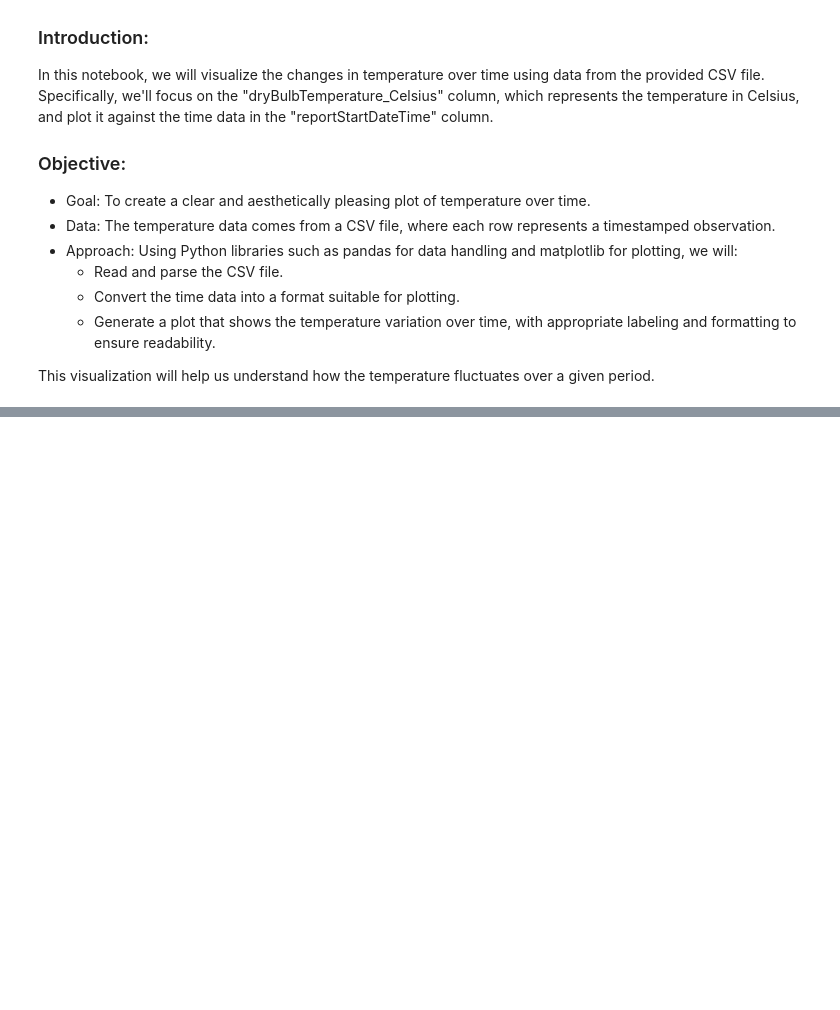
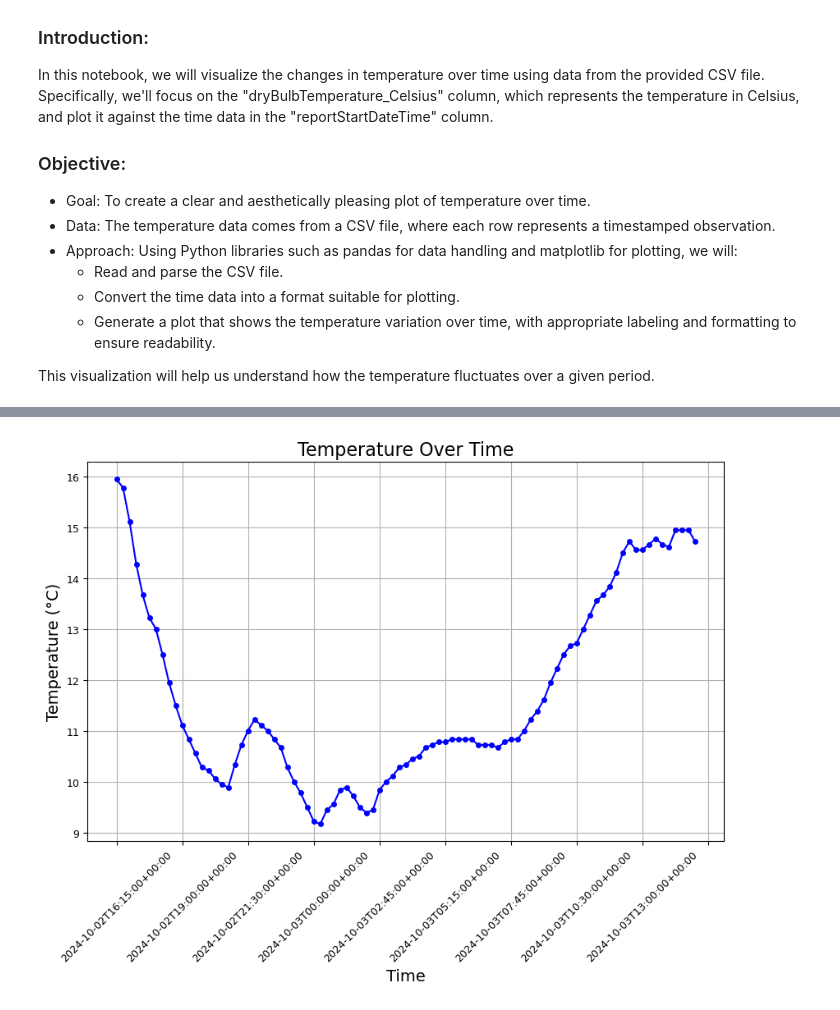
Before and after one commit to FrancescaRuberto/PFDA-, a Jupyter notebook: Assignments/assignment2-weather.ipynb, the cells around one changed output, grey strips where cells are left out. Drawn from its saved outputs; the diff is of its cells as text; code cells hidden in the pictures; blank space fills up the shorter version.

Commit message:
completed and added plot

```diff
--- a/Assignments/assignment2-weather.ipynb
+++ b/Assignments/assignment2-weather.ipynb
@@ -24,0 +58,22 @@ df = pd.read_csv(file_path)
+# %%
+# Plotting the temperature over time using 'reportStartDateTime'
+plt.figure(figsize=(10,6))
+plt.plot(df['reportStartDateTime'], df['dryBulbTemperature_Celsius'], color='blue', marker='o', linestyle='-', markersize=4)
+
+# Adding titles and labels
+plt.title('Temperature Over Time', fontsize=16)
+plt.xlabel('Time', fontsize=14)
+plt.ylabel('Temperature (°C)', fontsize=14)
+plt.grid(True)
+
+# Rotate x-axis labels to avoid overlapping and reduce the number of labels
+plt.xticks(rotation=45)
+plt.gca().xaxis.set_major_locator(plt.MaxNLocator(10))  # Show only 10 x-axis labels for clarity
+
+plt.xticks(fontsize=9)
+plt.yticks(fontsize=9)
+
+# Show the plot
+plt.show()
+# %% [output]
+[figure, added]
```
Also changed, not shown: parts of 2 cells of this notebook.
